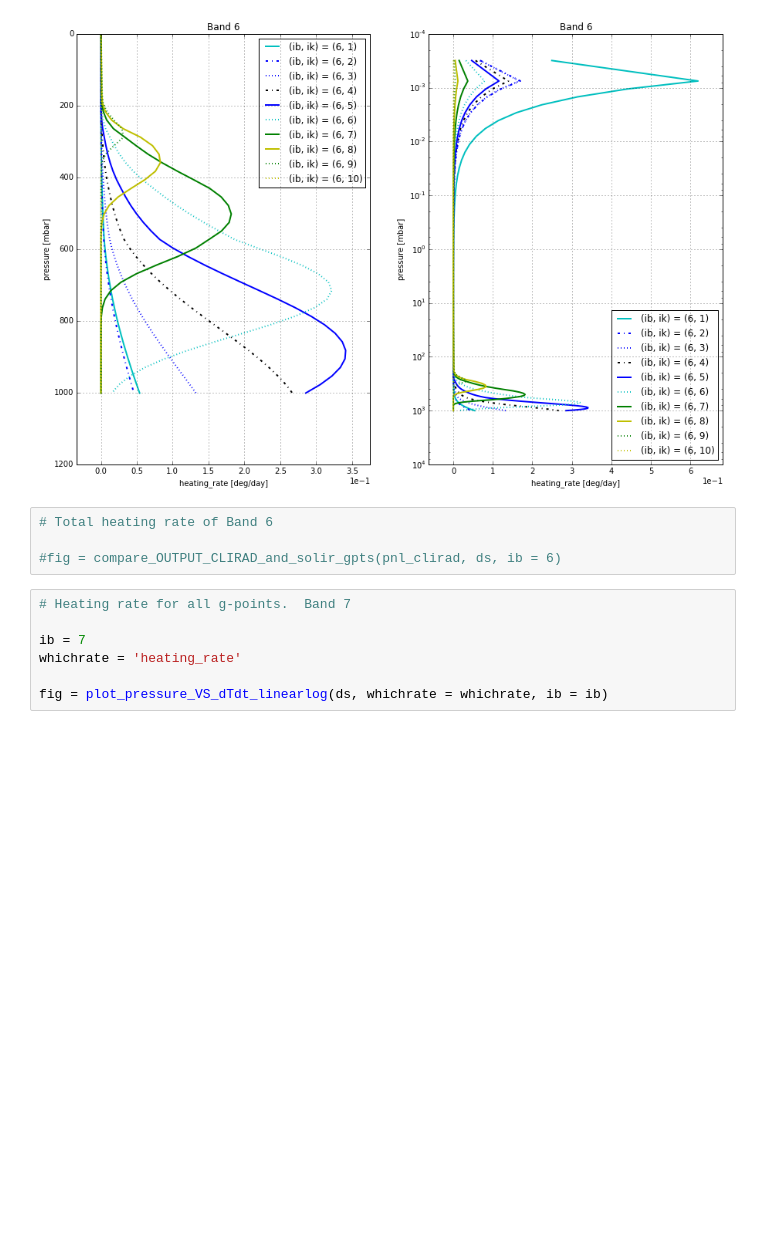
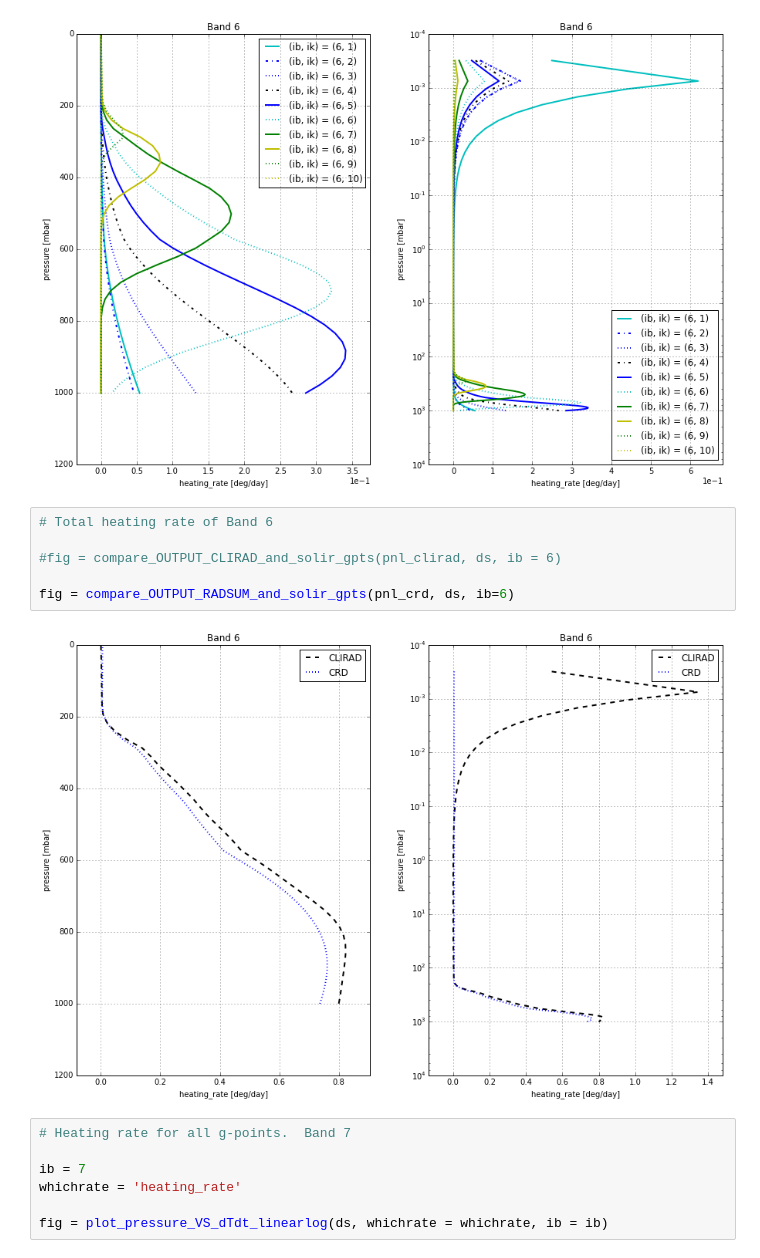
Before and after one commit to qAp/offline_radiation_notebooks, a Jupyter notebook: shortwave_mls_H2O_solir_gpts_newparams.ipynb, the cells around one changed output. Drawn from its saved outputs; the diff is of its cells as text; blank space fills up the shorter version.

```diff
--- a/shortwave_mls_H2O_solir_gpts_newparams.ipynb
+++ b/shortwave_mls_H2O_solir_gpts_newparams.ipynb
@@ -162,7 +179,11 @@ fig = plot_pressure_VS_dTdt_linearlog(ds, whichrate = whichrate, ib = ib)
 # %%
 # Total heating rate of Band 6
 
 #fig = compare_OUTPUT_CLIRAD_and_solir_gpts(pnl_clirad, ds, ib = 6)
+
+fig = compare_OUTPUT_RADSUM_and_solir_gpts(pnl_crd, ds, ib=6)
+# %% [output]
+[figure, added]
 # %%
 # Heating rate for all g-points.  Band 7
 
```
Also changed, not shown: parts of 5 cells of this notebook, 1 other file.
